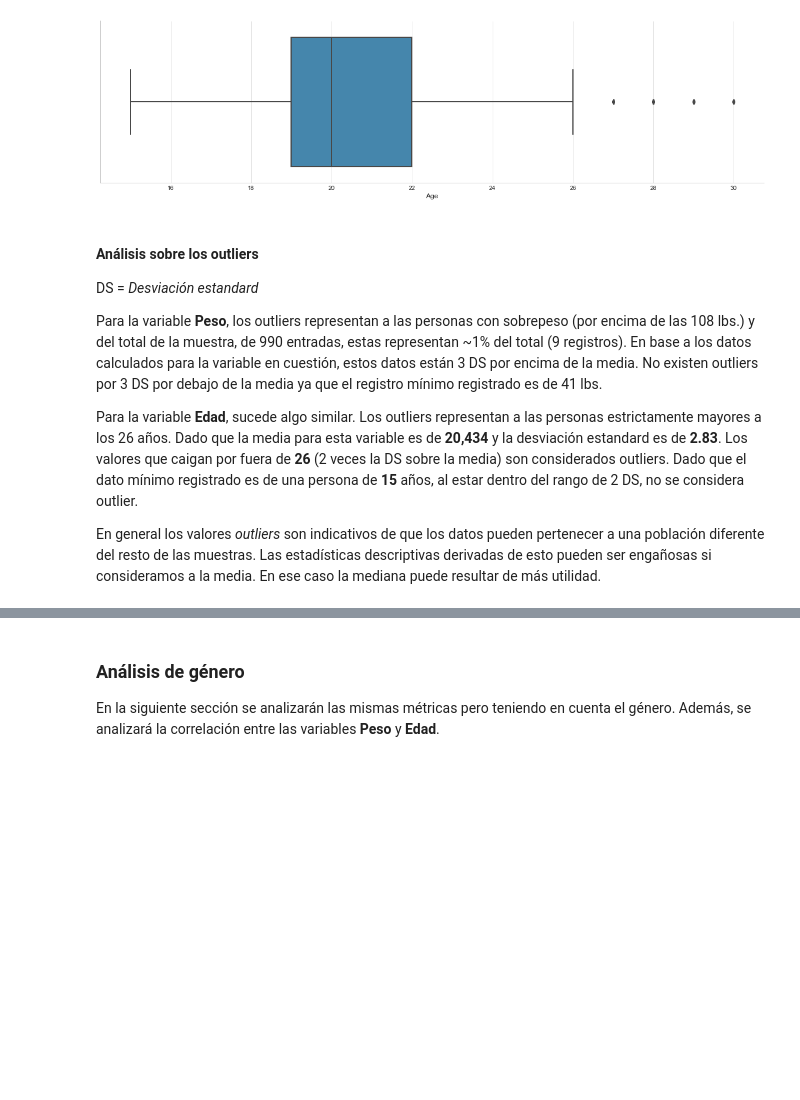
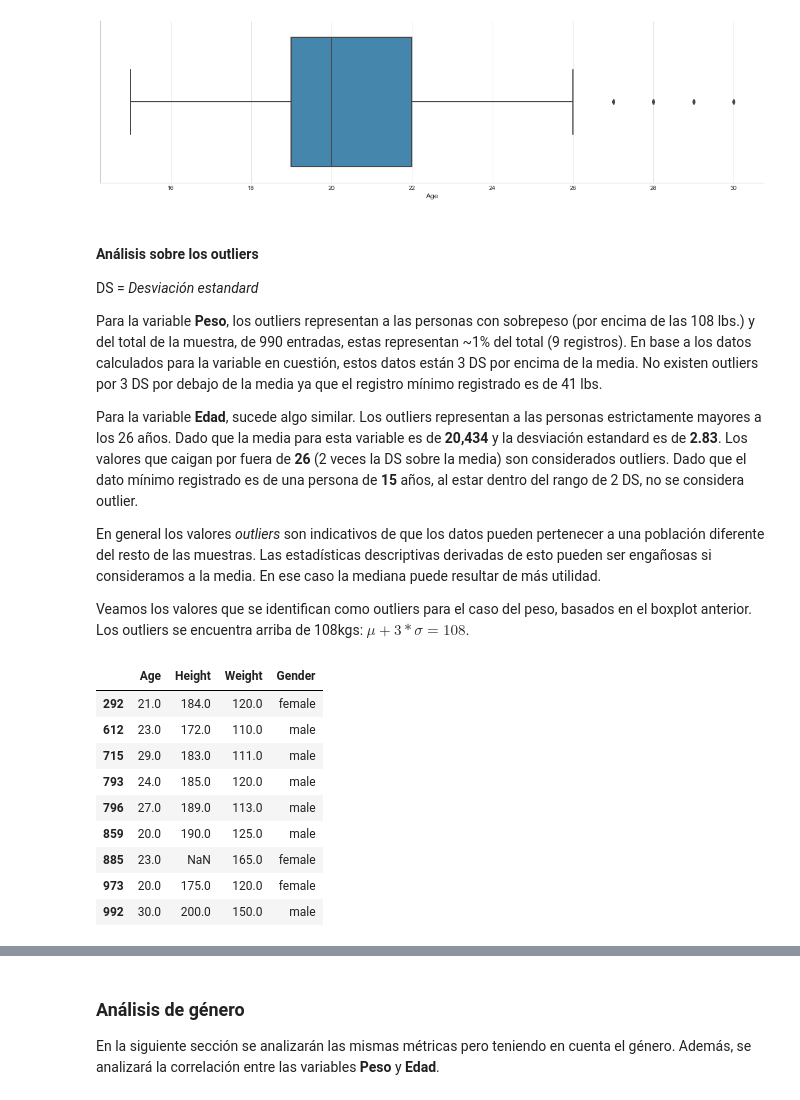
Before and after one commit to rodricarranza/DiploDatos, a Jupyter notebook: analysis_and_visualization/lab1/lab1.ipynb, the cells around one changed output, grey strips where cells are left out. Drawn from its saved outputs; the diff is of its cells as text; code cells hidden in the pictures; blank space fills up the shorter version.

```diff
--- a/analysis_and_visualization/lab1/lab1.ipynb
+++ b/analysis_and_visualization/lab1/lab1.ipynb
@@ -161,3 +161,18 @@ Para la variable **Peso**, los outliers representan a las personas con sobrepeso
 Para la variable **Edad**, sucede algo similar. Los outliers representan a las personas estrictamente mayores a los 26 años. Dado que la media para esta variable es de **20,434** y la desviación estandard es de **2.83**. Los valores que caigan por fuera de **26** (2 veces la DS sobre la media) son considerados outliers. Dado que el dato mínimo registrado es de una persona de **15** años, al estar dentro del rango de 2 DS, no se considera outlier.
 
 En general los valores _outliers_  son indicativos de que los datos pueden pertenecer a una población diferente del resto de las muestras. Las estadísticas descriptivas derivadas de esto pueden ser engañosas si consideramos a la media. En ese caso la mediana puede resultar de más utilidad.
+
+Veamos los valores que se identifican como outliers para el caso del peso, basados en el boxplot anterior. Los outliers se encuentra arriba de 108kgs: $\mu + 3 * \sigma = 108$.
+# %%
+display(young[young['Weight']>108][['Age', 'Height' , 'Weight', 'Gender']])
+# %% [output]
+|  | Age | Height | Weight | Gender |
+| 292 | 21.0 | 184.0 | 120.0 | female |
+| 612 | 23.0 | 172.0 | 110.0 | male |
+| 715 | 29.0 | 183.0 | 111.0 | male |
+| 793 | 24.0 | 185.0 | 120.0 | male |
+| 796 | 27.0 | 189.0 | 113.0 | male |
+| 859 | 20.0 | 190.0 | 125.0 | male |
+| 885 | 23.0 | NaN | 165.0 | female |
+| 973 | 20.0 | 175.0 | 120.0 | female |
+| 992 | 30.0 | 200.0 | 150.0 | male |
```
Also changed, not shown: parts of 9 cells of this notebook.
